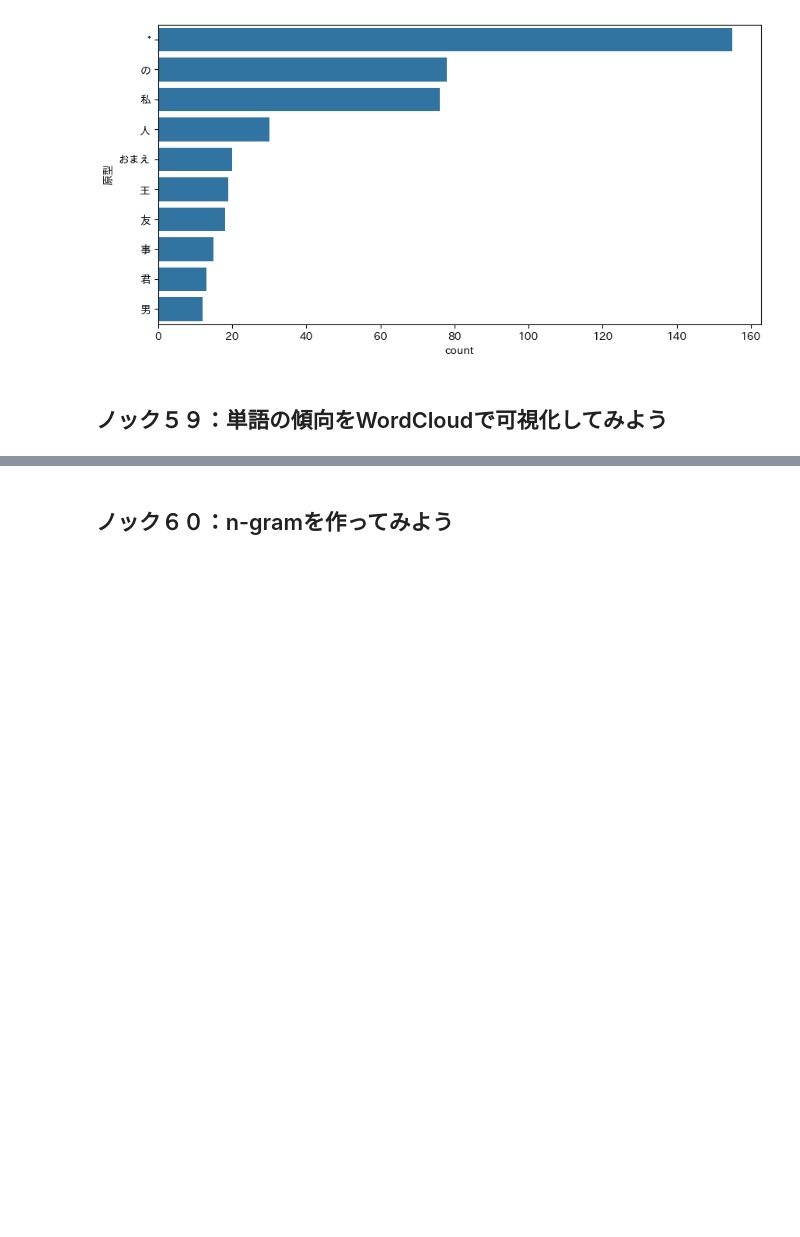
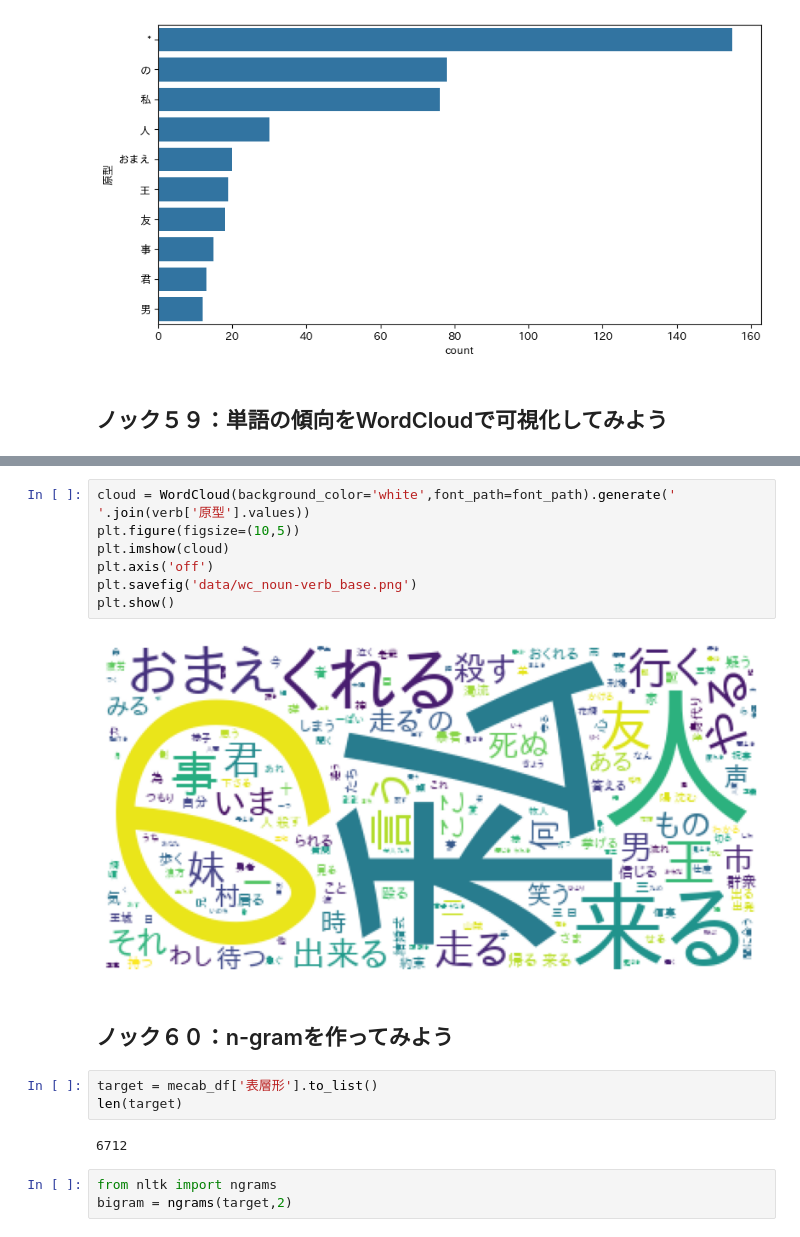
Before and after one commit to shake345/Python100knock, a Jupyter notebook: 4章_加工.ipynb, the cells around one changed output, grey strips where cells are left out. Cells and saved outputs as stored; diff of their text form; blank space fills up the shorter version.

```diff
--- a/4章_加工.ipynb
+++ b/4章_加工.ipynb
@@ -397,2 +444,19 @@ sns.barplot(x=count['count'],y=count['原型'])
+# %%
+cloud = WordCloud(background_color='white',font_path=font_path).generate(' '.join(verb['原型'].values))
+plt.figure(figsize=(10,5))
+plt.imshow(cloud)
+plt.axis('off')
+plt.savefig('data/wc_noun-verb_base.png')
+plt.show()
+# %% [output]
+[figure, added]
 # %% [markdown]
 ## ノック６０：n-gramを作ってみよう
+# %%
+target = mecab_df['表層形'].to_list()
+len(target)
+# %% [output]
+6712
+# %%
+from nltk import ngrams
+bigram = ngrams(target,2)
```
Also changed, not shown: parts of 9 cells of this notebook.
